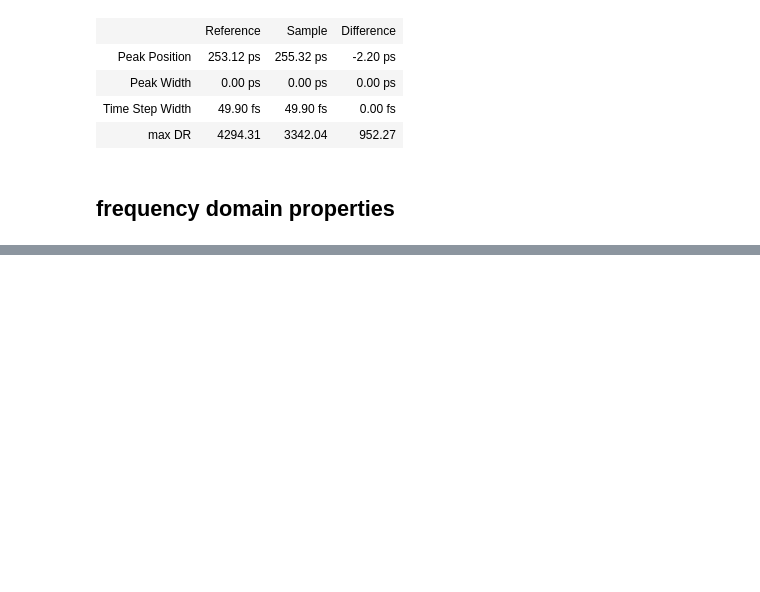
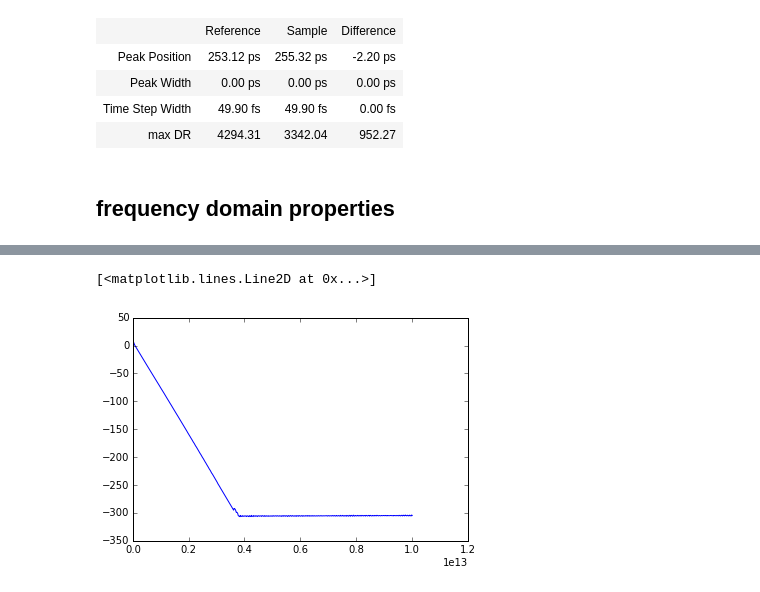
Before and after one commit to DavidJahn86/terapy, a Jupyter notebook: TeraData tester.ipynb, the cells around one changed output, grey strips where cells are left out. Drawn from its saved outputs; the diff is of its cells as text; code cells hidden in the pictures; blank space fills up the shorter version.

```diff
--- a/TeraData tester.ipynb
+++ b/TeraData tester.ipynb
@@ -133,0 +119,5 @@ ta_orig[1]-ta_orig[0]
+# %%
+plt.plot(fdref.getFrequenciesRef(),fdref.getPhasesRef())
+# %% [output]
+[<matplotlib.lines.Line2D at 0x...>]
+[figure, added]
```
Also changed, not shown: parts of 8 cells of this notebook, 5 other files.
